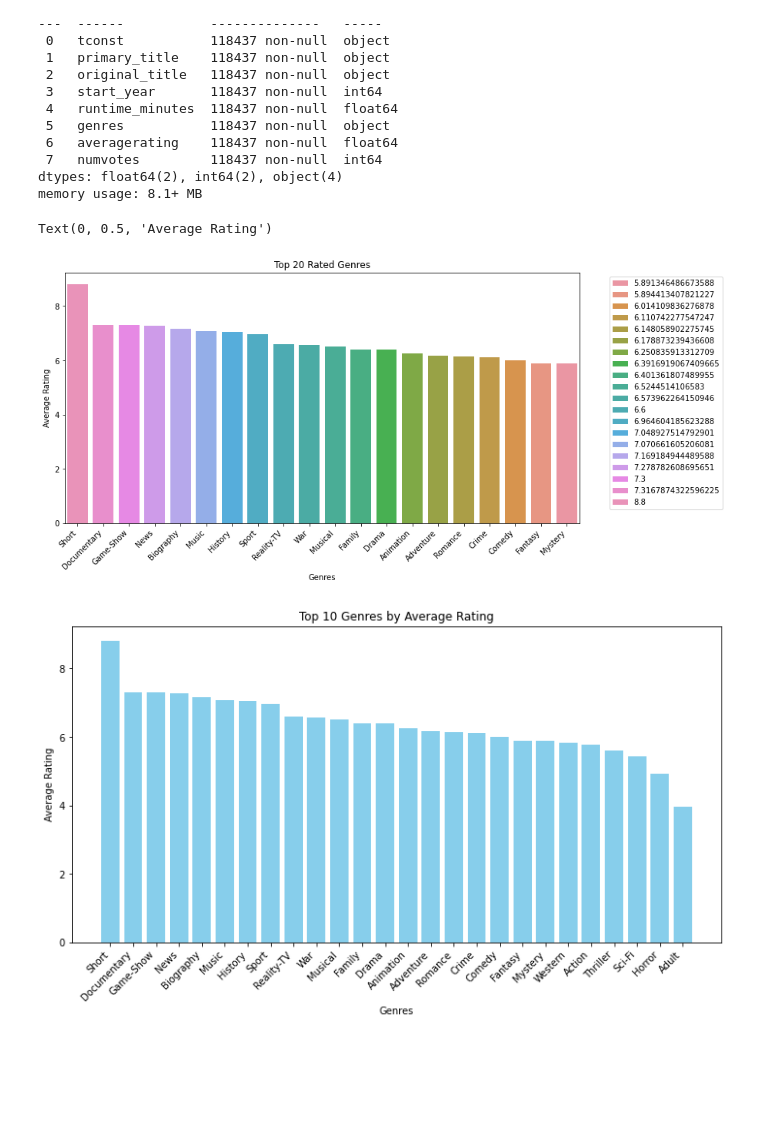
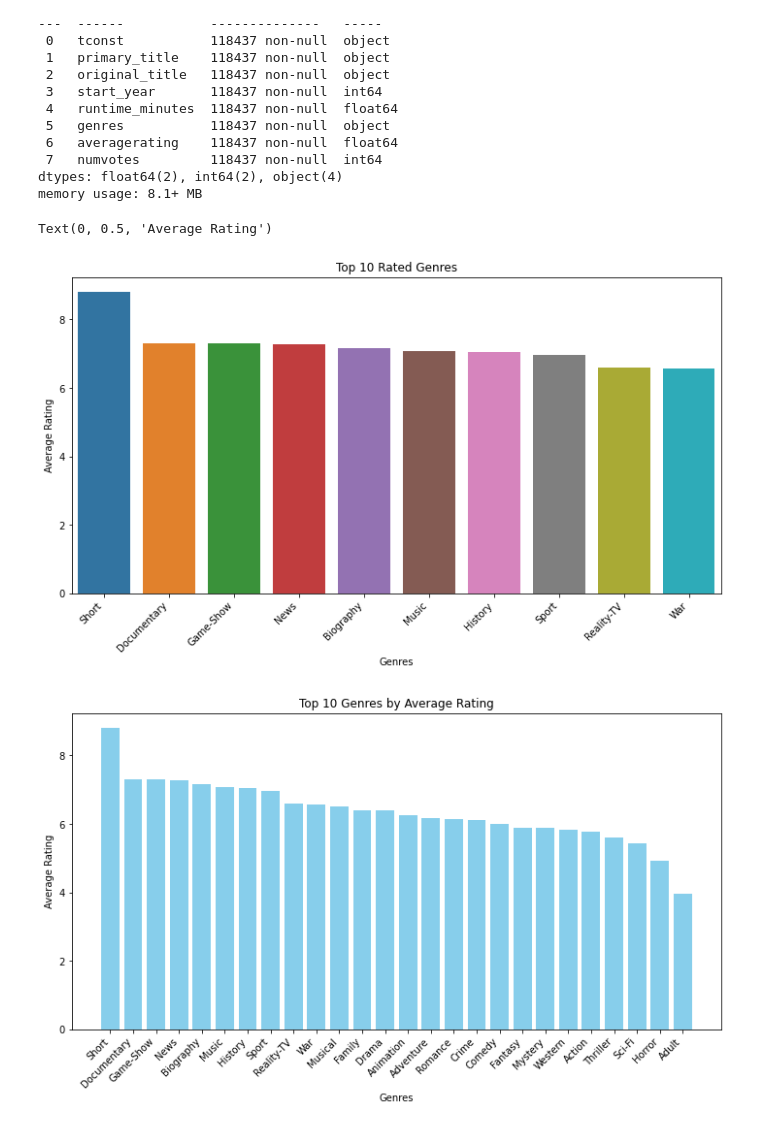
Before and after one commit to Bijal05/phase2_project, a Jupyter notebook: student.ipynb, the cells around one changed output. Saved outputs shown, nothing was run; the diff lists cells and outputs as text; code cells hidden in the pictures; blank space fills up the shorter version.

```diff
--- a/student.ipynb
+++ b/student.ipynb
@@ -274,17 +277,21 @@ memory usage: 8.1+ MB
 # %%
 inner_merge['averagerating'] = pd.to_numeric(inner_merge['averagerating'], errors='coerce')
 mean_df = inner_merge.groupby('genres')['averagerating'].mean().reset_index().sort_values(by='averagerating', ascending=False)
-top10_rating = mean_df.nlargest(20, 'averagerating')
+top10_rating = mean_df.nlargest(10, 'averagerating')
 plt.figure(figsize=(12, 6))
-sns.barplot(x='genres', y='averagerating', data=top10_rating,hue='averagerating',dodge=False)
-plt.legend(bbox_to_anchor=(1.05,1),loc=2)
-plt.title('Top 20 Rated Genres')
+sns.barplot(x='genres', y='averagerating', data=top10_rating)
+formatted_ratings = ['{:.2f}'.format(rating) for rating in top10_rating['averagerating']]
+top10_rating['averagerating'] = formatted_ratings
+for index, row in top10_rating.iterrows():
+    ax.text(index, row['averagerating'], row['averagerating'], ha='center', va='bottom')
+#plt.legend(bbox_to_anchor=(1.05,1),loc=2)
+plt.title('Top 10 Rated Genres')
 plt.xlabel('Genres')
 plt.xticks(rotation=45, ha="right")
 plt.ylabel('Average Rating')
 # %% [output]
 Text(0, 0.5, 'Average Rating')
-[figure, old version]
+[figure, new version]
 # %%
 #inner_merge['averagerating'] = pd.to_numeric(inner_merge['averagerating'], errors='coerce')
 
```
Also changed, not shown: parts of 22 cells of this notebook.
